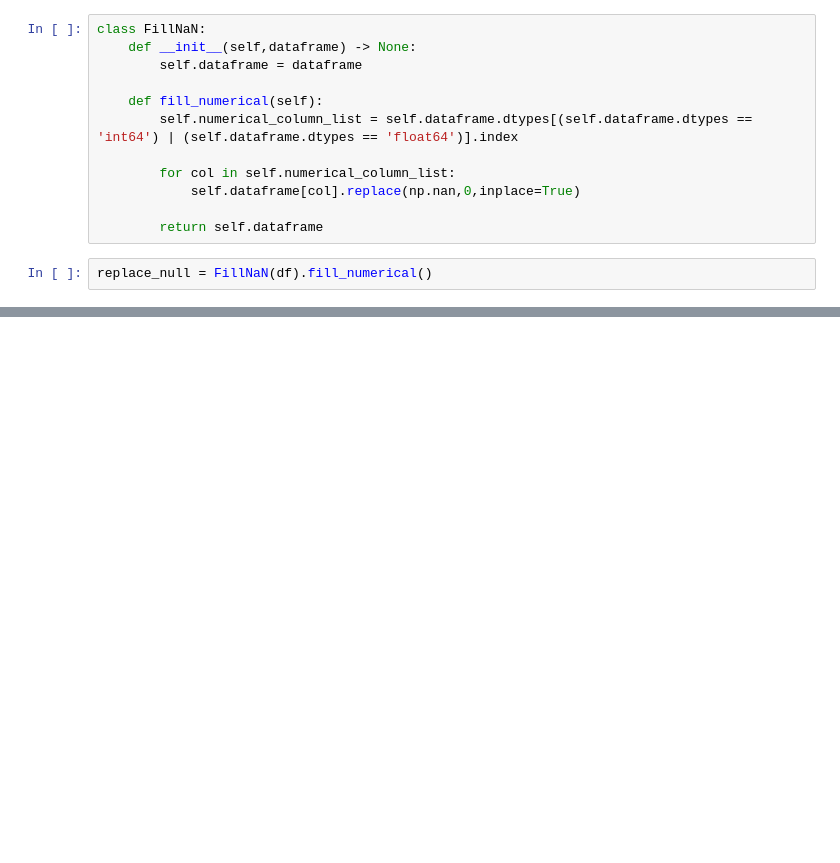
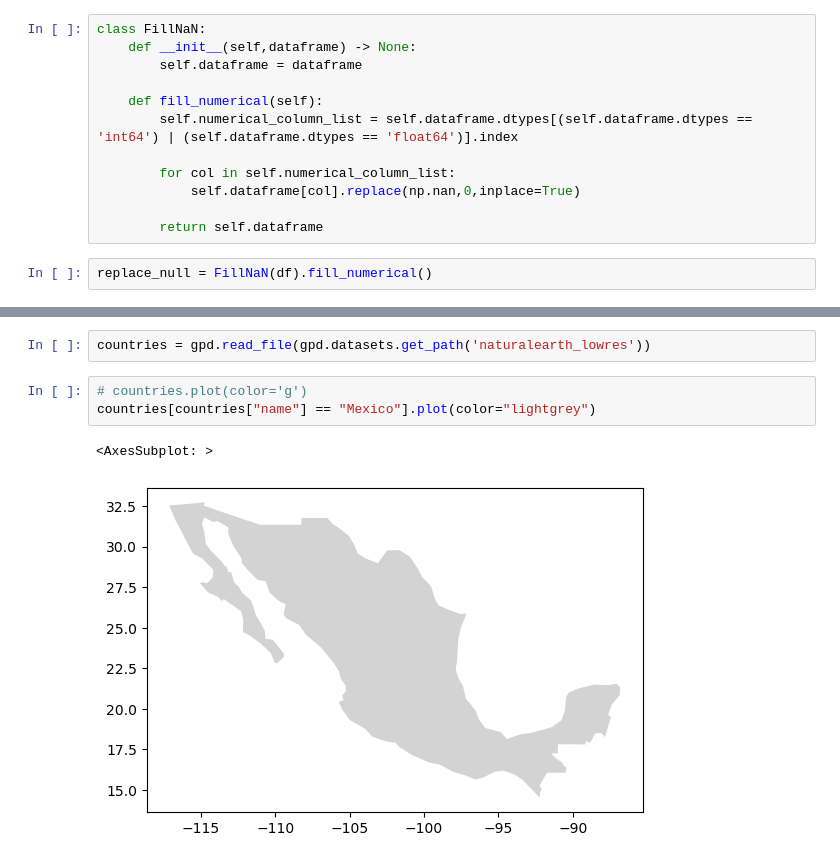
Before and after one commit to r3card0/Twitter-exercise-BI, a Jupyter notebook: Data_Gathering-Transformation.ipynb, the cells around one changed output, grey strips where cells are left out. Saved outputs shown, nothing was run; the diff lists cells and outputs as text; blank space fills up the shorter version.

```diff
--- a/Data_Gathering-Transformation.ipynb
+++ b/Data_Gathering-Transformation.ipynb
@@ -60,0 +141,8 @@ df
+# %%
+countries = gpd.read_file(gpd.datasets.get_path('naturalearth_lowres'))
+# %%
+# countries.plot(color='g')
+countries[countries["name"] == "Mexico"].plot(color="lightgrey")
+# %% [output]
+<AxesSubplot: >
+[figure, added]
```
Also changed, not shown: parts of 25 cells of this notebook.
